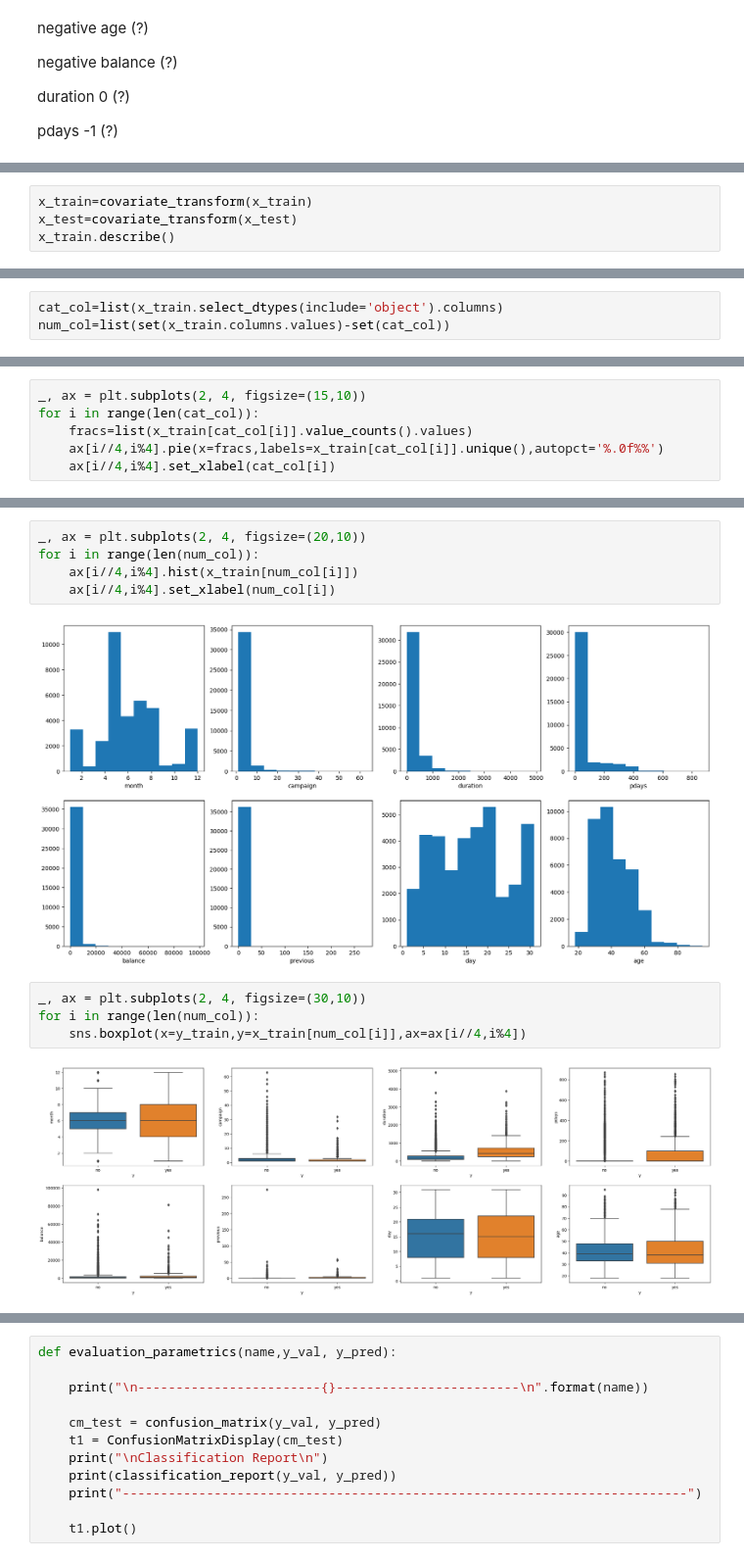
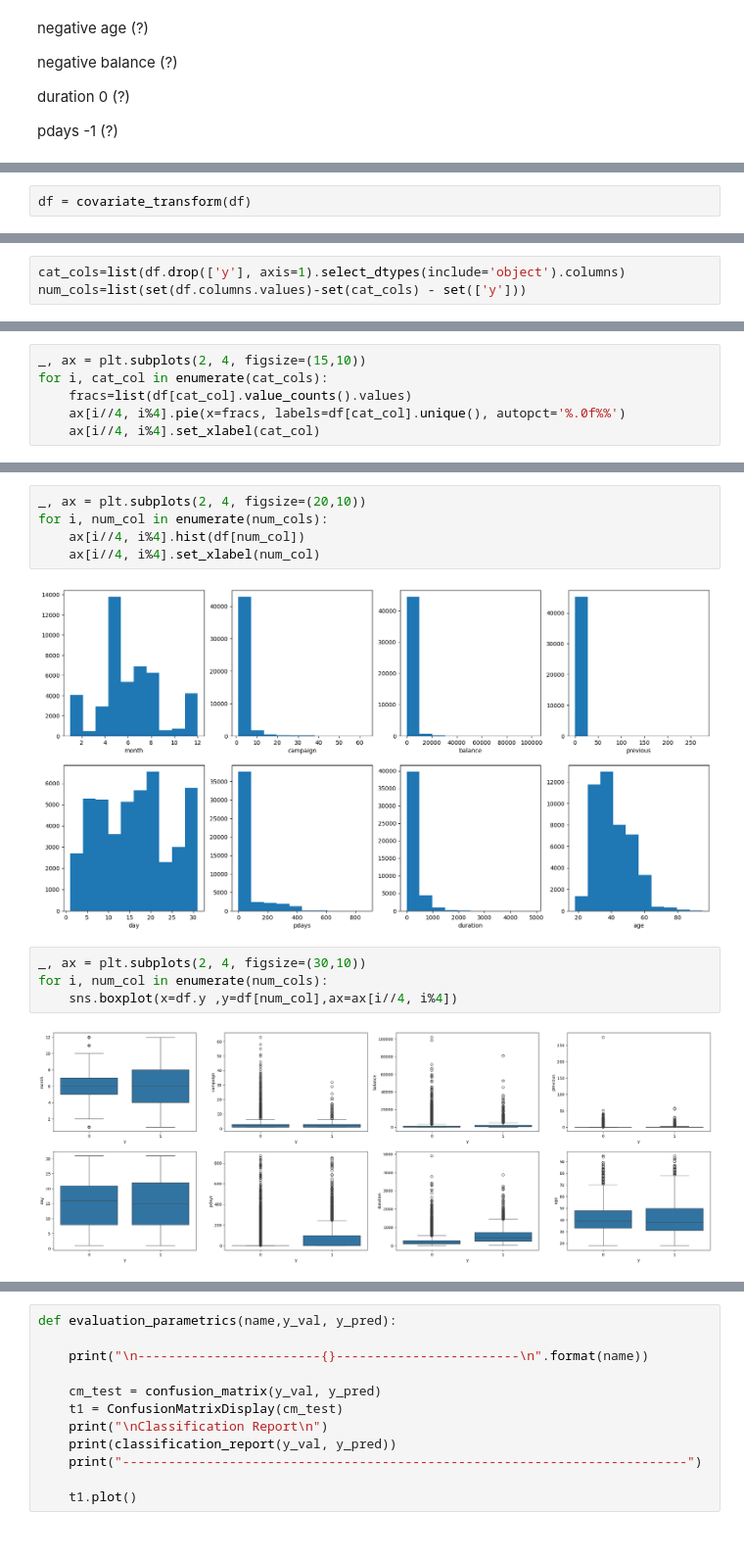
Before and after one commit to BangerVanos/IDA, a Jupyter notebook: LR2/lw_9.ipynb, the cells around one changed output, grey strips where cells are left out. Shown: that part at 98% size. Cells and saved outputs as stored; diff of their text form.

```diff
--- a/LR2/lw_9.ipynb
+++ b/LR2/lw_9.ipynb
@@ -122,4 +112,2 @@ def covariate_transform(df: pd.DataFrame) -> pd.DataFrame:
 # %%
-x_train=covariate_transform(x_train)
-x_test=covariate_transform(x_test)
-x_train.describe()
+df = covariate_transform(df)
@@ -156,4 +114,4 @@ memory usage: 4.7+ MB
 # %%
-cat_col=list(x_train.select_dtypes(include='object').columns)
-num_col=list(set(x_train.columns.values)-set(cat_col))
+cat_cols=list(df.drop(['y'], axis=1).select_dtypes(include='object').columns)
+num_cols=list(set(df.columns.values)-set(cat_cols) - set(['y']))
 # %%
@@ -172,7 +131,7 @@ poutcome:  ['unknown' 'other' 'failure' 'success']
 # %%
 _, ax = plt.subplots(2, 4, figsize=(15,10))
-for i in range(len(cat_col)):
-    fracs=list(x_train[cat_col[i]].value_counts().values)
-    ax[i//4,i%4].pie(x=fracs,labels=x_train[cat_col[i]].unique(),autopct='%.0f%%')
-    ax[i//4,i%4].set_xlabel(cat_col[i])
+for i, cat_col in enumerate(cat_cols):
+    fracs=list(df[cat_col].value_counts().values)
+    ax[i//4, i%4].pie(x=fracs, labels=df[cat_col].unique(), autopct='%.0f%%')
+    ax[i//4, i%4].set_xlabel(cat_col)
 # %% [output]
@@ -203,14 +145,14 @@ sns.heatmap(x_train.loc[:,num_col].corr(method='spearman'),vmin=-1,vmax=1,center
 # %%
 _, ax = plt.subplots(2, 4, figsize=(20,10))
-for i in range(len(num_col)):
-    ax[i//4,i%4].hist(x_train[num_col[i]])
-    ax[i//4,i%4].set_xlabel(num_col[i])
+for i, num_col in enumerate(num_cols):
+    ax[i//4, i%4].hist(df[num_col])
+    ax[i//4, i%4].set_xlabel(num_col)
 # %% [output]
-[figure, old version]
+[figure, new version]
 # %%
 _, ax = plt.subplots(2, 4, figsize=(30,10))
-for i in range(len(num_col)):
-    sns.boxplot(x=y_train,y=x_train[num_col[i]],ax=ax[i//4,i%4])
+for i, num_col in enumerate(num_cols):
+    sns.boxplot(x=df.y ,y=df[num_col],ax=ax[i//4, i%4])
 # %% [output]
-[figure, old version]
+[figure, new version]
 # %%
```
Also changed, not shown: parts of 28 cells of this notebook.
